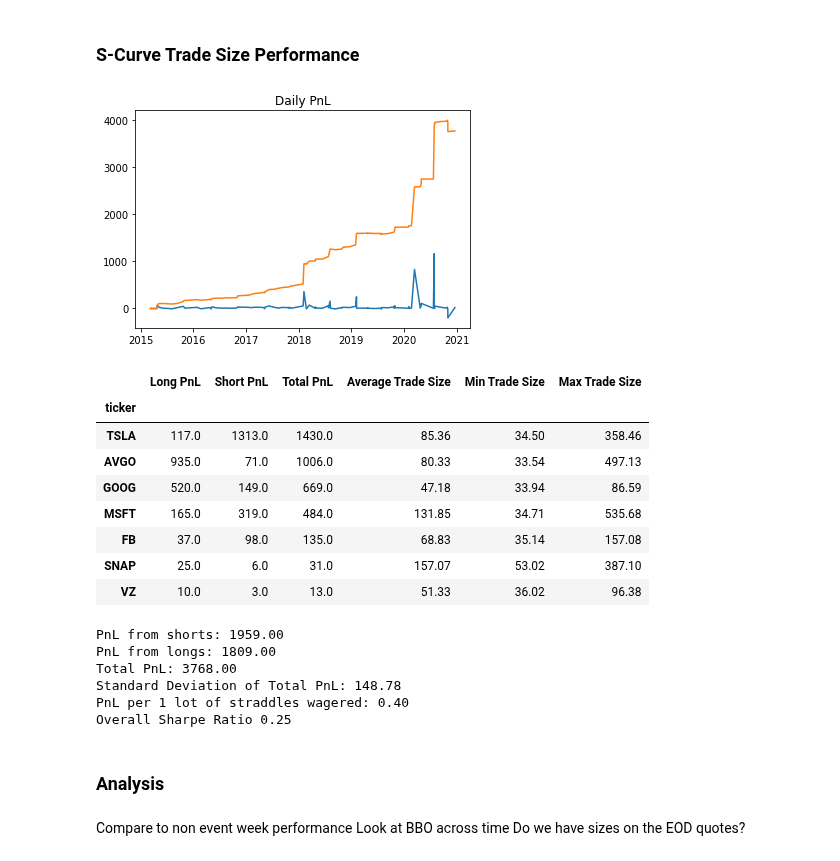
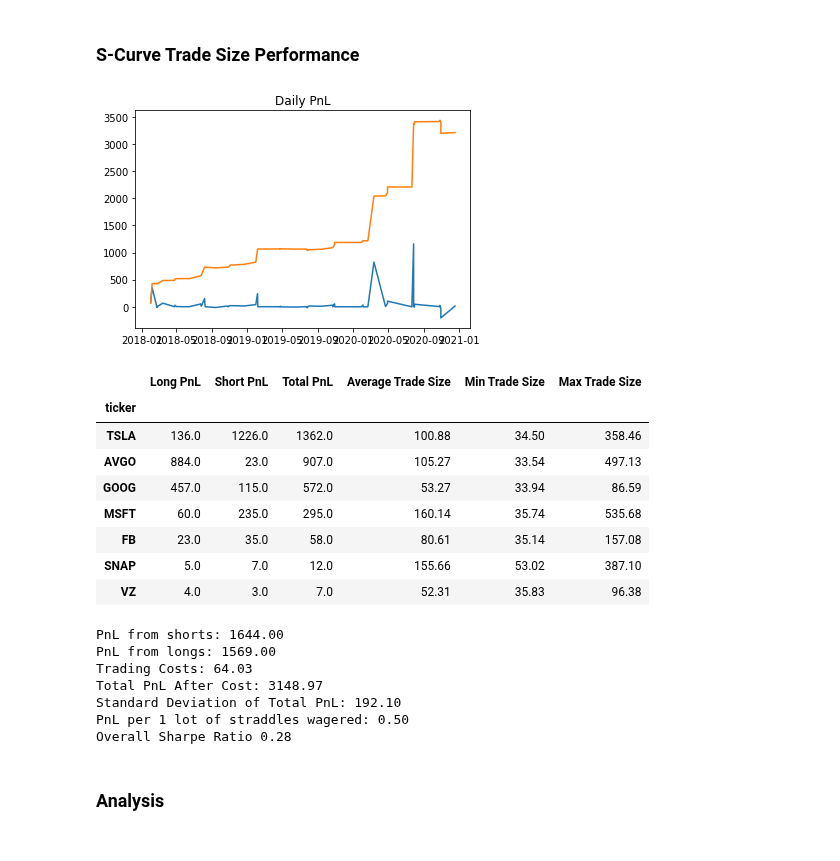
Before and after one commit to sampiaz/finmath_project, a Jupyter notebook: Krumdick_Piazza_Project_Final.ipynb, the cells around one changed output. Saved outputs shown, nothing was run; the diff lists cells and outputs as text; code cells hidden in the pictures.

```diff
--- a/Krumdick_Piazza_Project_Final.ipynb
+++ b/Krumdick_Piazza_Project_Final.ipynb
@@ -257,6 +257,10 @@ training_sub_outside = training_sub[abs(training_sub['volatility_edge'] - traini
 DisplayCorrelations(training_sub_outside)
 print('Total obersevations: {}'.format(training_sub.shape[0]))
 print('Total trades outside spacer: {}'.format(training_sub_outside.shape[0]))
+
+testing =  vol_straddle.reset_index()[100:]
+testing_sub = testing[~testing['ticker'].isin(['AMZN', 'JPM', 'NVDA'])]
+testing_sub_outside = testing_sub[abs(testing_sub['volatility_edge'] - testing_sub['volatility_edge'].mean()) > .05]
 # %% [output]
  Correlations between the spread between implied and realized volatility and change in straddle price
 
@@ -333,30 +339,27 @@ Overall Sharpe Ratio 0.20
 # %% [markdown]
 ### S-Curve Trade Size Performance
 # %%
-df = Backtest(training_sub_outside, 'S-curve')
+df = Backtest(testing_sub_outside, 'S-curve')
 # %% [output]
-[figure, old version]
+[figure, new version]
 |  | Long PnL | Short PnL | Total PnL | Average Trade Size | Min Trade Size | Max Trade Size |
 | ticker |  |  |  |  |  |  |
-| TSLA | 117.0 | 1313.0 | 1430.0 | 85.36 | 34.50 | 358.46 |
-| AVGO | 935.0 | 71.0 | 1006.0 | 80.33 | 33.54 | 497.13 |
-| GOOG | 520.0 | 149.0 | 669.0 | 47.18 | 33.94 | 86.59 |
-| MSFT | 165.0 | 319.0 | 484.0 | 131.85 | 34.71 | 535.68 |
-| FB | 37.0 | 98.0 | 135.0 | 68.83 | 35.14 | 157.08 |
-| SNAP | 25.0 | 6.0 | 31.0 | 157.07 | 53.02 | 387.10 |
-| VZ | 10.0 | 3.0 | 13.0 | 51.33 | 36.02 | 96.38 |
+| TSLA | 136.0 | 1226.0 | 1362.0 | 100.88 | 34.50 | 358.46 |
+| AVGO | 884.0 | 23.0 | 907.0 | 105.27 | 33.54 | 497.13 |
+| GOOG | 457.0 | 115.0 | 572.0 | 53.27 | 33.94 | 86.59 |
+| MSFT | 60.0 | 235.0 | 295.0 | 160.14 | 35.74 | 535.68 |
+| FB | 23.0 | 35.0 | 58.0 | 80.61 | 35.14 | 157.08 |
+| SNAP | 5.0 | 7.0 | 12.0 | 155.66 | 53.02 | 387.10 |
+| VZ | 4.0 | 3.0 | 7.0 | 52.31 | 35.83 | 96.38 |
-PnL from shorts: 1959.00
-PnL from longs: 1809.00
-Total PnL: 3768.00
-Standard Deviation of Total PnL: 148.78
-PnL per 1 lot of straddles wagered: 0.40
-Overall Sharpe Ratio 0.25
+PnL from shorts: 1644.00
+PnL from longs: 1569.00
+Trading Costs: 64.03
+Total PnL After Cost: 3148.97
+Standard Deviation of Total PnL: 192.10
+PnL per 1 lot of straddles wagered: 0.50
+Overall Sharpe Ratio 0.28
 # %% [markdown]
 ### Analysis
-# %% [markdown]
-Compare to non event week performance
-Look at BBO across time
-Do we have sizes on the EOD quotes?
 # %% [markdown]
 This strategy performed very well on July 28, 2020 when TSLA released its Q2 earnings. The straddle was priced on an 85 volatility while the underlying was realizing ~ a 23 realized volatility using a 7 day rolling average. The TSLA atm straddle expiring on July 31, 2021 was worth 181.4 before the earnings came out and worth 77.35 after. Shares of Tesla rose as much as 3.2% to $678.40 in after market trading, but the implied 1 day move for a share of TSLA on a 85 vol is 85/sqrt(252), or approximately 5.35%
 
```
Also changed, not shown: parts of 7 cells of this notebook.
